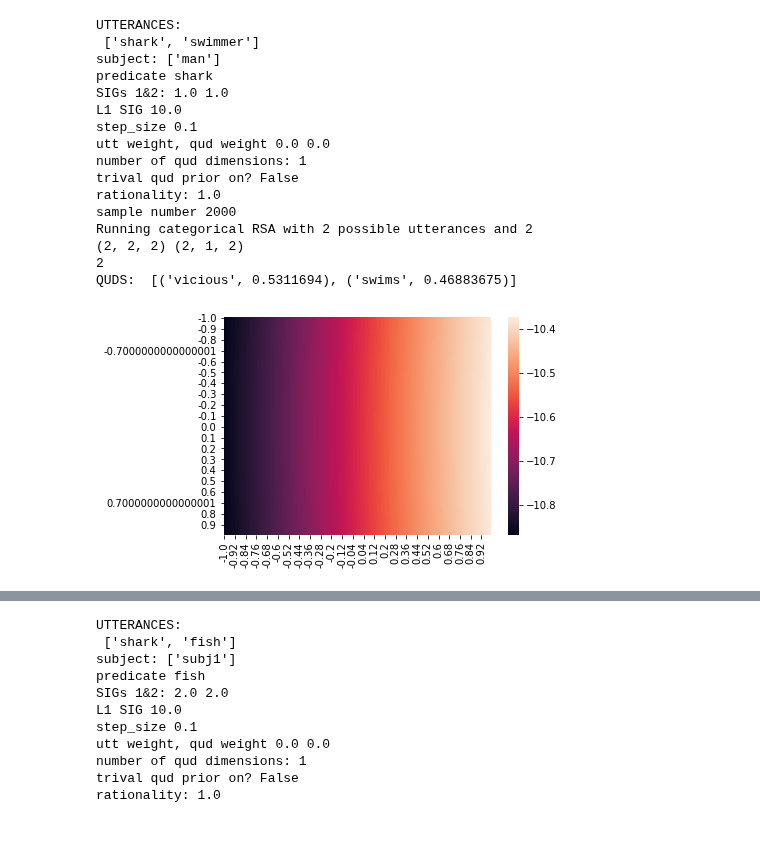
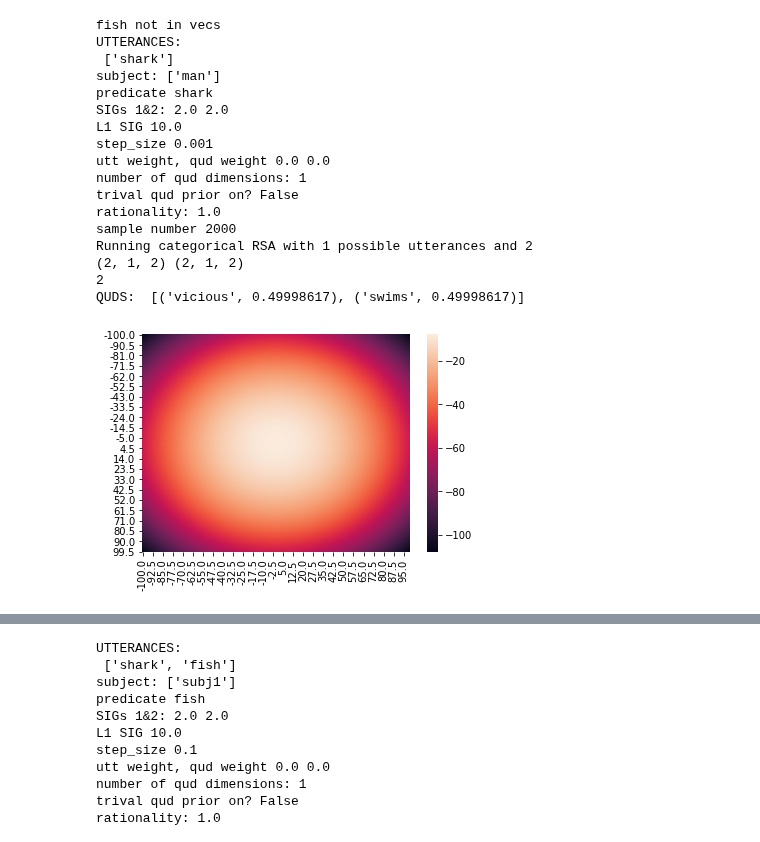
Before and after one commit to reubenharry/Distributional-RSA, a Jupyter notebook: minimal_case.ipynb, the cells around one changed output, grey strips where cells are left out. Drawn from its saved outputs; the diff is of its cells as text; code cells hidden in the pictures.

```diff
--- a/minimal_case.ipynb
+++ b/minimal_case.ipynb
@@ -7,7 +7,7 @@ import seaborn
 from dist_rsa.models.debugging.l1_discrete import l1_model
 %matplotlib inline
 # %%
-def titrate(size,amount,l1_sig1,subj, quds,only_trivial,pred,just_s1,possible_utterances,discrete=True,just_l0=False,sig1=0.1,sig2=0.1):
+def titrate(size,amount,l1_sig1,subj, quds,only_trivial,pred,just_s1,possible_utterances,discrete=True,just_l0=False,sig1=0.1,sig2=0.1,variational=False,step_size=1e-3):
     results = l1_model(subj=subj,
                              pred=pred,
                              sig1=sig1,
@@ -20,6 +20,8 @@ def titrate(size,amount,l1_sig1,subj, quds,only_trivial,pred,just_s1,possible_ut
                              just_l0=just_l0,
                              possible_utterances=possible_utterances,
                              discrete=discrete,
+                             variational=variational,
+                             step_size=step_size
                             )
 
 
@@ -111,20 +293,21 @@ QUDS:  [('vicious', 0.52718115), ('swims', 0.47269326)]
 # %%
-titrate(size=100,amount=0.01,l1_sig1=10.0,subj="man",quds=['vicious',"swims"],possible_utterances=["shark","swimmer"],pred='shark',only_trivial=False,just_s1=False,just_l0=False,sig1=1.0,sig2=1.0)
+titrate(size=200,amount=0.5,l1_sig1=10.0,quds=['vicious',"swims"],possible_utterances=["shark","fish"],subj="man",pred='shark',only_trivial=False,just_s1=False,just_l0=False,sig1=2.0,sig2=2.0)
 # %% [output]
+fish not in vecs
 UTTERANCES:
- ['shark', 'swimmer']
+ ['shark']
 subject: ['man']
 predicate shark
-SIGs 1&2: 1.0 1.0
+SIGs 1&2: 2.0 2.0
 L1 SIG 10.0
-step_size 0.1
+step_size 0.001
 utt weight, qud weight 0.0 0.0
 number of qud dimensions: 1
 trival qud prior on? False
 rationality: 1.0
 sample number 2000
-Running categorical RSA with 2 possible utterances and 2
-(2, 2, 2) (2, 1, 2)
+Running categorical RSA with 1 possible utterances and 2
+(2, 1, 2) (2, 1, 2)
 2
-QUDS:  [('vicious', 0.5311694), ('swims', 0.46883675)]
+QUDS:  [('vicious', 0.49998617), ('swims', 0.49998617)]
-[figure, old version]
+[figure, new version]
```
Also changed, not shown: parts of 19 cells of this notebook, 7 other files.
